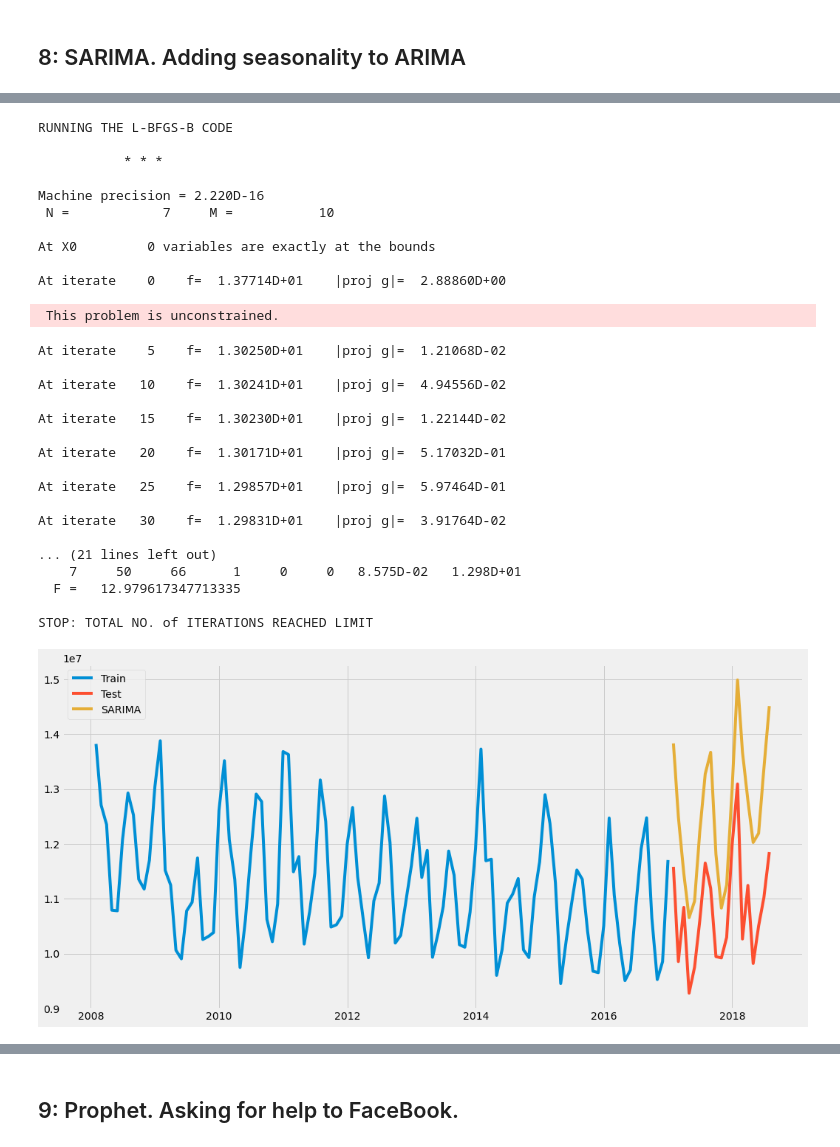
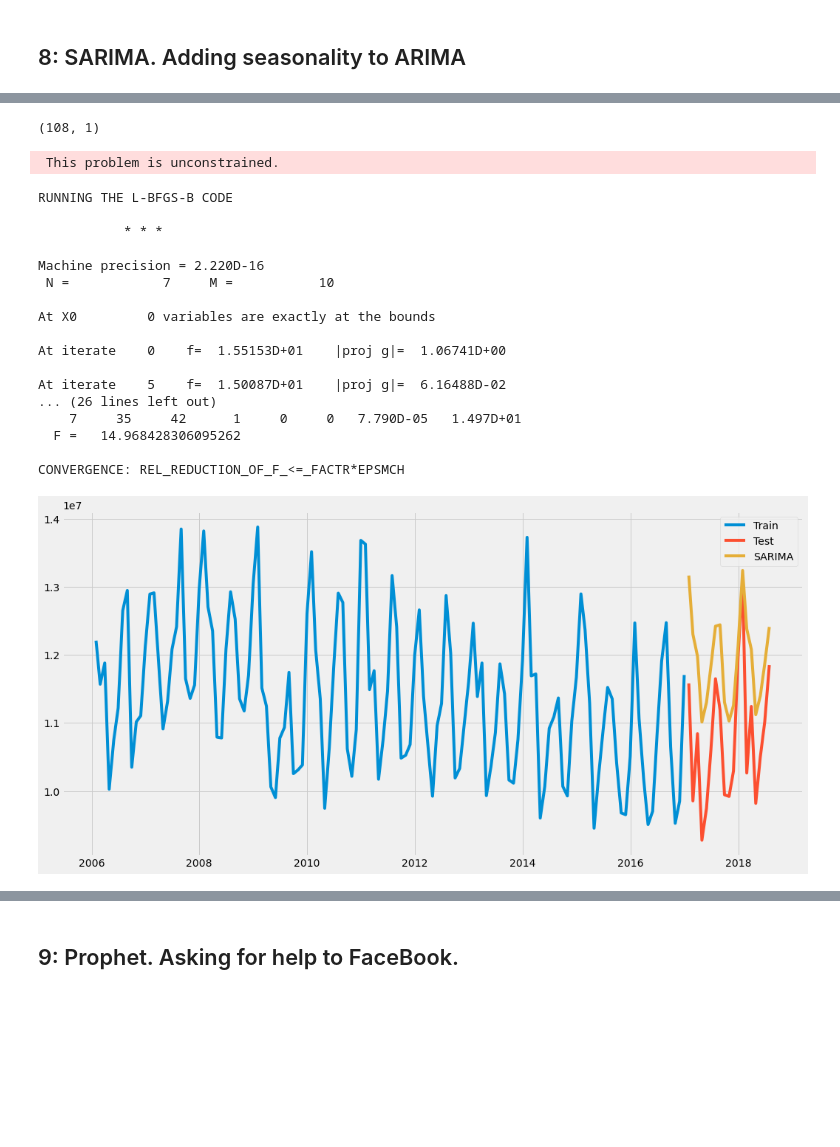
Before and after one commit to grschneier/TimeSeries, a Jupyter notebook: BasicModelsTimeSeries.ipynb, the cells around one changed output, grey strips where cells are left out. Drawn from its saved outputs; the diff is of its cells as text; code cells hidden in the pictures; blank space fills up the shorter version.

```diff
--- a/BasicModelsTimeSeries.ipynb
+++ b/BasicModelsTimeSeries.ipynb
@@ -86,7 +86,7 @@ results
 # %% [markdown]
 # Splitting train and test
 # %%
-train=monthly_df.loc['2008':'2016'].copy()
+train=monthly_df.loc['2006':'2016'].copy()
 test=monthly_df.loc['2017':'2018'].copy()
 train.energy.plot(figsize=(15,8), title= 'Monthly Sales', fontsize=14)
 test.energy.plot(figsize=(15,8), title= 'Monthly Sales', fontsize=14)
@@ -280,44 +316,39 @@ bp['monthly']
+# %%
+train.shape
+# %% [output]
+(108, 1)
 # %%
 #(0, 1, 2), (0, 1, 2, 12)
 #(2, 2, 2), (2, 2, 0, 12)
-fit1 = sm.tsa.statespace.SARIMAX(train.energy, order=(2, 1, 2),seasonal_order=(2, 1, 0, 12)).fit()
-preds['sarima'] = fit1.predict(start = len(train), end =len(train)+len(test), dynamic= True)
+train_s=train[-150:].copy()
+fit1 = sm.tsa.statespace.SARIMAX(train_s.energy, order=bp['monthly'][0],seasonal_order=bp['monthly'][1]).fit()
+preds['sarima'] = fit1.predict(start = len(train_s), end =len(train_s)+len(test), dynamic= False)
 plt.figure(figsize=(16,8))
-plt.plot( train.energy, label='Train')
+plt.plot( train_s.energy, label='Train')
 plt.plot(test.energy, label='Test')
 plt.plot(preds.sarima, label='SARIMA')
 plt.legend(loc='best')
 plt.show()
 # %% [output]
-RUNNING THE L-BFGS-B CODE
-
-           * * *
-
-Machine precision = 2.220D-16
- N =            7     M =           10
-
-At X0         0 variables are exactly at the bounds
-
-At iterate    0    f=  1.37714D+01    |proj g|=  2.88860D+00
+ This problem is unconstrained.
- This problem is unconstrained.
+RUNNING THE L-BFGS-B CODE
+
+           * * *
+
+Machine precision = 2.220D-16
+ N =            7     M =           10
+
+At X0         0 variables are exactly at the bounds
+
+At iterate    0    f=  1.55153D+01    |proj g|=  1.06741D+00
+
+At iterate    5    f=  1.50087D+01    |proj g|=  6.16488D-02
+... (26 lines left out)
+    7     35     42      1     0     0   7.790D-05   1.497D+01
+  F =   14.968428306095262
+
+CONVERGENCE: REL_REDUCTION_OF_F_<=_FACTR*EPSMCH
-At iterate    5    f=  1.30250D+01    |proj g|=  1.21068D-02
-
-At iterate   10    f=  1.30241D+01    |proj g|=  4.94556D-02
-
-At iterate   15    f=  1.30230D+01    |proj g|=  1.22144D-02
-
-At iterate   20    f=  1.30171D+01    |proj g|=  5.17032D-01
-
-At iterate   25    f=  1.29857D+01    |proj g|=  5.97464D-01
-
-At iterate   30    f=  1.29831D+01    |proj g|=  3.91764D-02
-
-... (21 lines left out)
-    7     50     66      1     0     0   8.575D-02   1.298D+01
-  F =   12.979617347713335
-
-STOP: TOTAL NO. of ITERATIONS REACHED LIMIT
-[figure, old version]
+[figure, new version]
 # %%
 rms_sarima = round(sqrt(mean_squared_error(test.energy, preds.sarima)),2)
 results.loc['sarima']=rms_sarima
```
Also changed, not shown: parts of 19 cells of this notebook, 1 other file.
